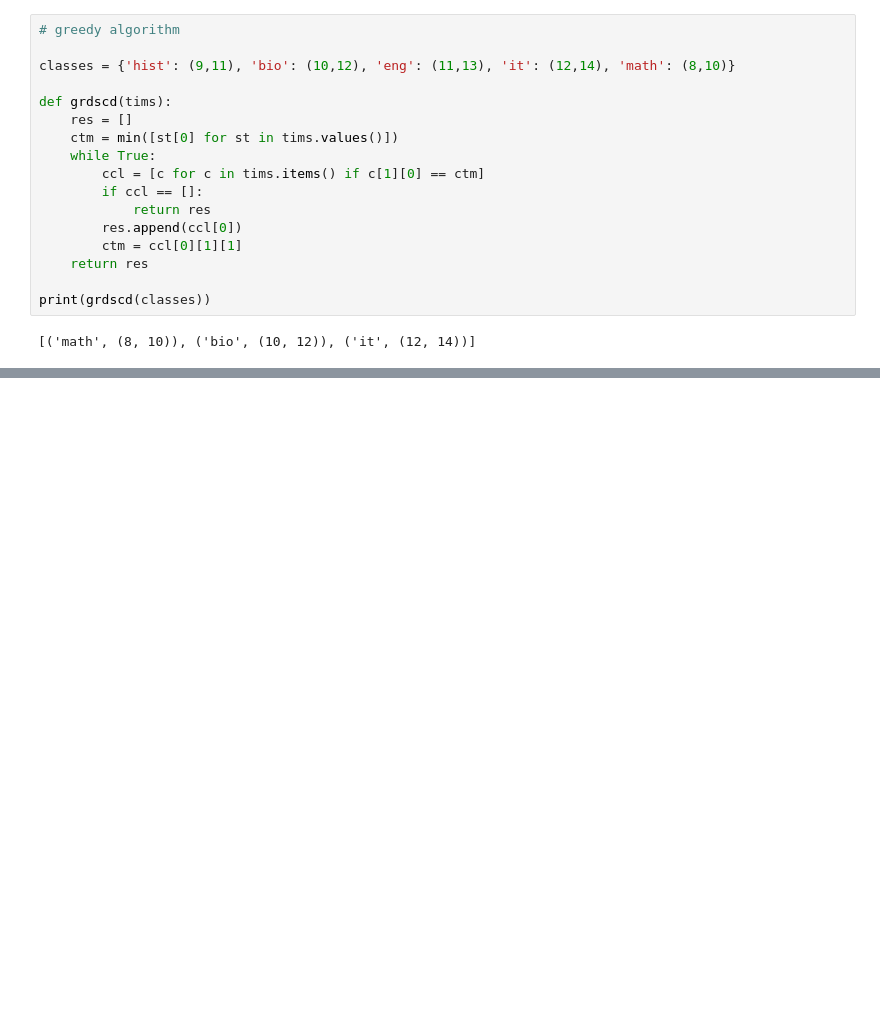
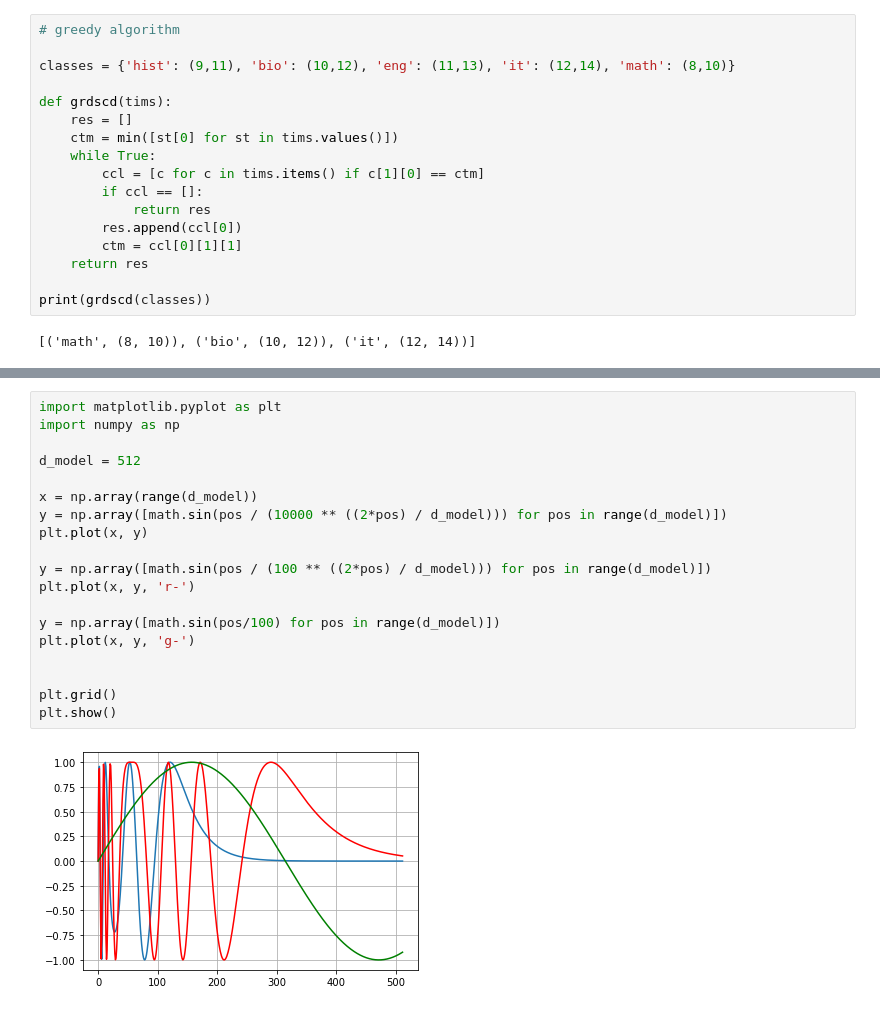
Before and after one commit to Unilmalas/TextAI, a Jupyter notebook: snippets 43.ipynb, the cells around one changed output, grey strips where cells are left out. Drawn from its saved outputs; the diff is of its cells as text; blank space fills up the shorter version.

```diff
--- a/snippets 43.ipynb
+++ b/snippets 43.ipynb
@@ -1553,0 +2451,21 @@ print(final_sts)
+# %%
+import matplotlib.pyplot as plt
+import numpy as np
+
+d_model = 512
+
+x = np.array(range(d_model))
+y = np.array([math.sin(pos / (10000 ** ((2*pos) / d_model))) for pos in range(d_model)])
+plt.plot(x, y)
+
+y = np.array([math.sin(pos / (100 ** ((2*pos) / d_model))) for pos in range(d_model)])
+plt.plot(x, y, 'r-')
+
+y = np.array([math.sin(pos/100) for pos in range(d_model)])
+plt.plot(x, y, 'g-')
+
+
+plt.grid()
+plt.show()
+# %% [output]
+[figure, added]
```
Also changed, not shown: parts of 26 cells of this notebook.
